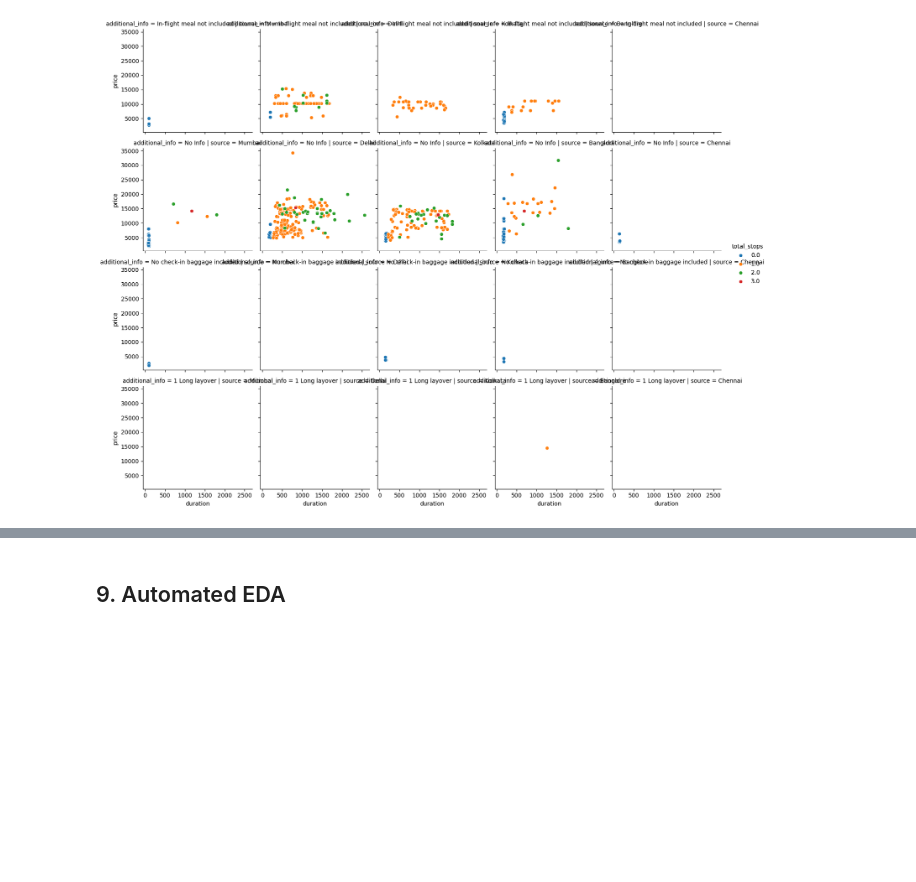
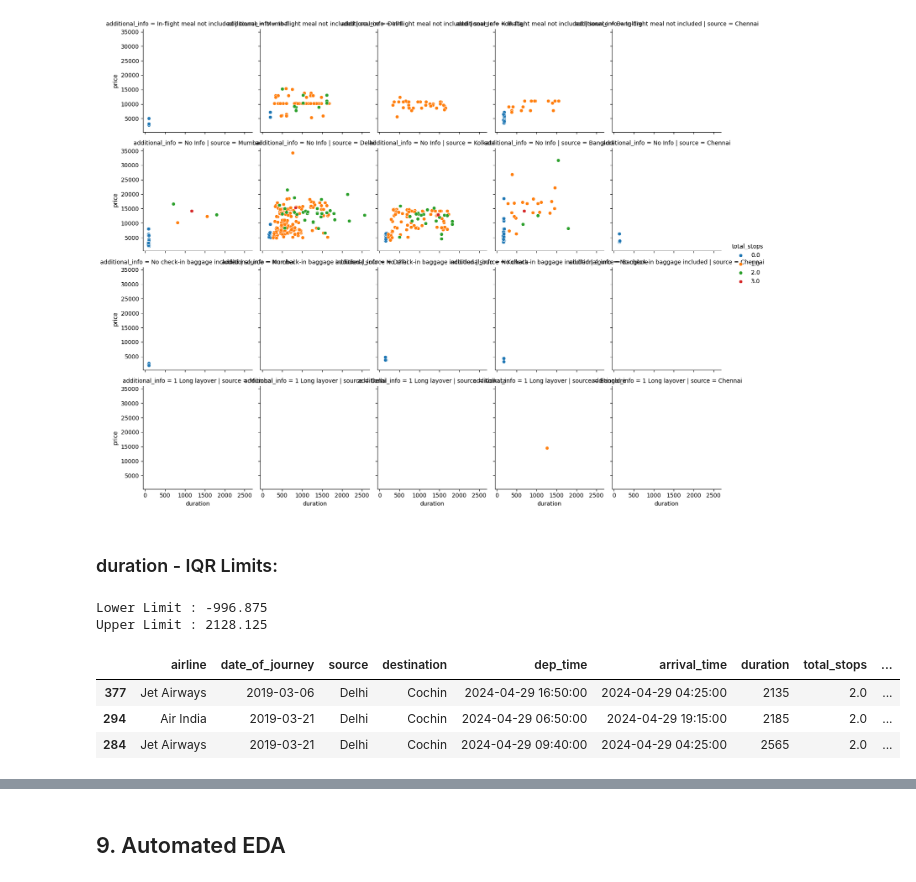
Before and after one commit to MisbahullahSheriff/sagemaker-flight-prices-prediction, a Jupyter notebook: notebooks/eda.ipynb, the cells around one changed output, grey strips where cells are left out. Drawn from its saved outputs; the diff is of its cells as text; code cells hidden in the pictures; blank space fills up the shorter version.

```diff
--- a/notebooks/eda.ipynb
+++ b/notebooks/eda.ipynb
@@ -583,3 +583,13 @@ duration_grid.add_legend()
 # %% [output]
 <seaborn.axisgrid.FacetGrid at 0x...>
 [figure]
+# %%
+eda_helper_functions.get_iqr_outliers(train, "duration")
+# %% [output]
+duration - IQR Limits:
+Lower Limit : -996.875
+Upper Limit : 2128.125
+|  | airline | date_of_journey | source | destination | dep_time | arrival_time | duration | total_stops | ... |
+| 377 | Jet Airways | 2019-03-06 | Delhi | Cochin | 2024-04-29 16:50:00 | 2024-04-29 04:25:00 | 2135 | 2.0 | ... |
+| 294 | Air India | 2019-03-21 | Delhi | Cochin | 2024-04-29 06:50:00 | 2024-04-29 19:15:00 | 2185 | 2.0 | ... |
+| 284 | Jet Airways | 2019-03-21 | Delhi | Cochin | 2024-04-29 09:40:00 | 2024-04-29 04:25:00 | 2565 | 2.0 | ... |
```
Also changed, not shown: parts of 9 cells of this notebook, 1 other file.
